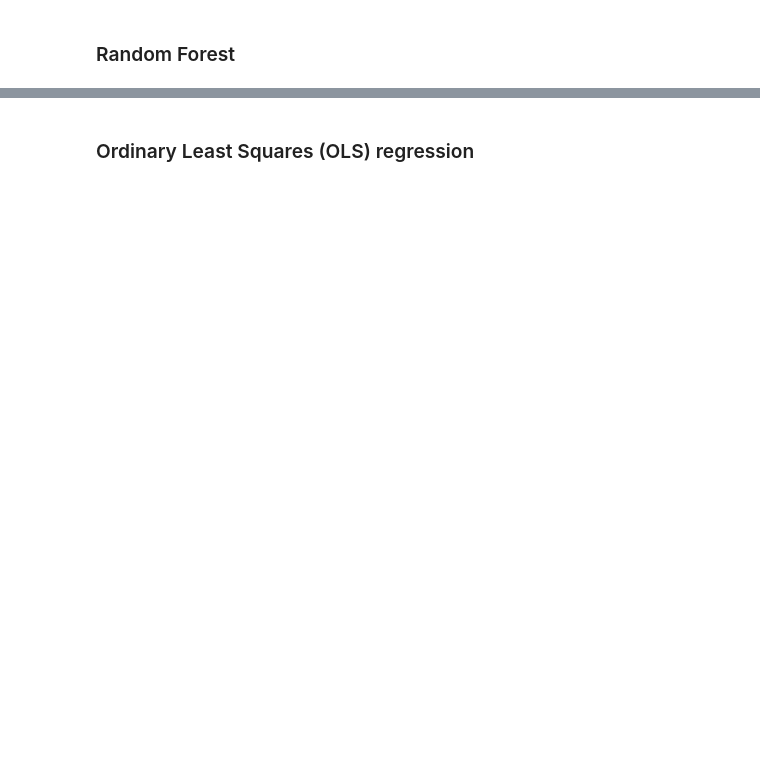
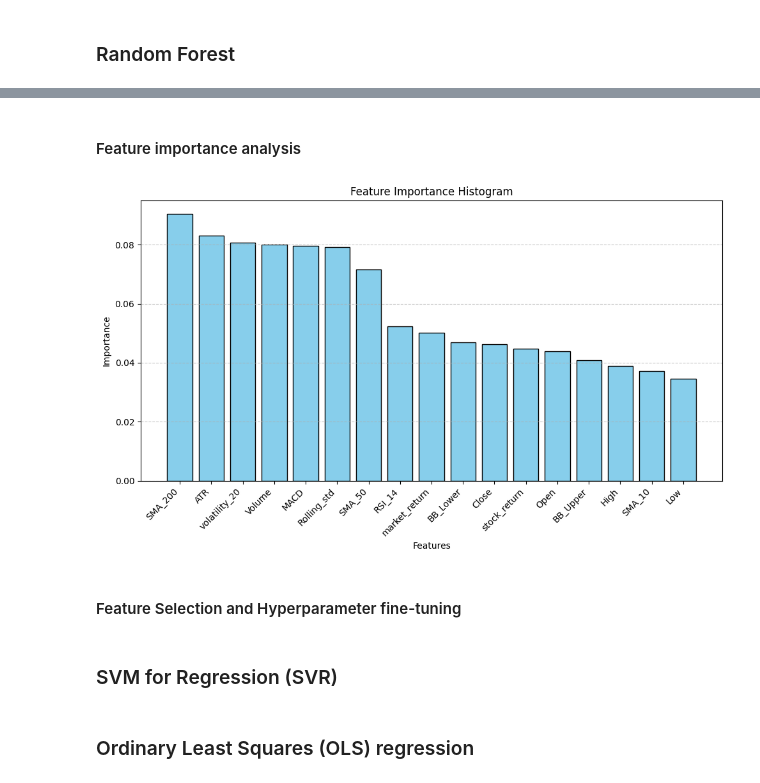
Before and after one commit to ngnma/Stock-Return-Prediction, a Jupyter notebook: main.ipynb, the cells around one changed output, grey strips where cells are left out. Drawn from its saved outputs; the diff is of its cells as text; code cells hidden in the pictures; blank space fills up the shorter version.

Commit message:
RF feature selection and hyperparam tuning.

```diff
--- a/main.ipynb
+++ b/main.ipynb
@@ -187,8 +187,29 @@ add_moving_average(df,200)
 add_volatility(df)
 add_momentum_rsi(df)
 
+# Extra features
+def extra_featires(data):
+
+    # Moving Average Convergence Divergence (MACD)
+    data['MACD'] = data['Close'].ewm(span=12, adjust=False).mean() - data['Close'].ewm(span=26, adjust=False).mean()
+
+    # Bollinger Bands
+    data['Rolling_std'] = data['Close'].rolling(window=10, min_periods=1).std()
+    data['BB_Upper'] = data['SMA_10'] + 2 * data['Rolling_std']
+    data['BB_Lower'] = data['SMA_10'] - 2 * data['Rolling_std']
+
+    # Average True Range (ATR)
+    high_low = data['High'] - data['Low']
+    high_close = (data['High'] - data['Close'].shift()).abs()
+    low_close = (data['Low'] - data['Close'].shift()).abs()
+    true_range = pd.concat([high_low, high_close, low_close], axis=1)
+    data['ATR'] = true_range.max(axis=1).rolling(window=14, min_periods=1).mean()
+    return data
+
+extra_featires(df)
 # Step 3: Define Features and Target Variable
-X = df.drop(columns=['Close', 'Open', 'High', 'Low'])
+# X = df.drop(columns=['Close', 'Open', 'High', 'Low'])
+X = df
 y = df['stock_return'].shift(-1).to_frame(name='target')
 if isinstance(y, pd.DataFrame):
     y = y.iloc[:, 0]
@@ -491,0 +380,26 @@ GridSearchCV(cv=TimeSeriesSplit(gap=0, max_train_size=None, n_splits=5, test_siz
+# %% [markdown]
+#### Feature importance analysis
+# %%
+# Create a DataFrame for feature importances
+feature_importance_df = pd.DataFrame({
+    'Feature': X.columns,
+    'Importance': rf_model[1].feature_importances_
+})
+
+# Sort the DataFrame by importance
+feature_importance_df = feature_importance_df.sort_values(by='Importance', ascending=False)
+
+# Plot the histogram
+plt.figure(figsize=(10, 6))
+plt.bar(feature_importance_df['Feature'], feature_importance_df['Importance'], color='skyblue', edgecolor='k')
+plt.title('Feature Importance Histogram')
+plt.xlabel('Features')
+plt.ylabel('Importance')
+plt.xticks(rotation=45, ha='right')
+plt.grid(axis='y', linestyle='--', alpha=0.7)
+plt.tight_layout()
+plt.show()
+# %% [output]
+[figure, added]
+# %% [markdown]
+#### Feature Selection and Hyperparameter fine-tuning
@@ -491,0 +454,2 @@ GridSearchCV(cv=TimeSeriesSplit(gap=0, max_train_size=None, n_splits=5, test_siz
+# %% [markdown]
+### SVM for Regression (SVR)
```
Also changed, not shown: parts of 22 cells of this notebook.
